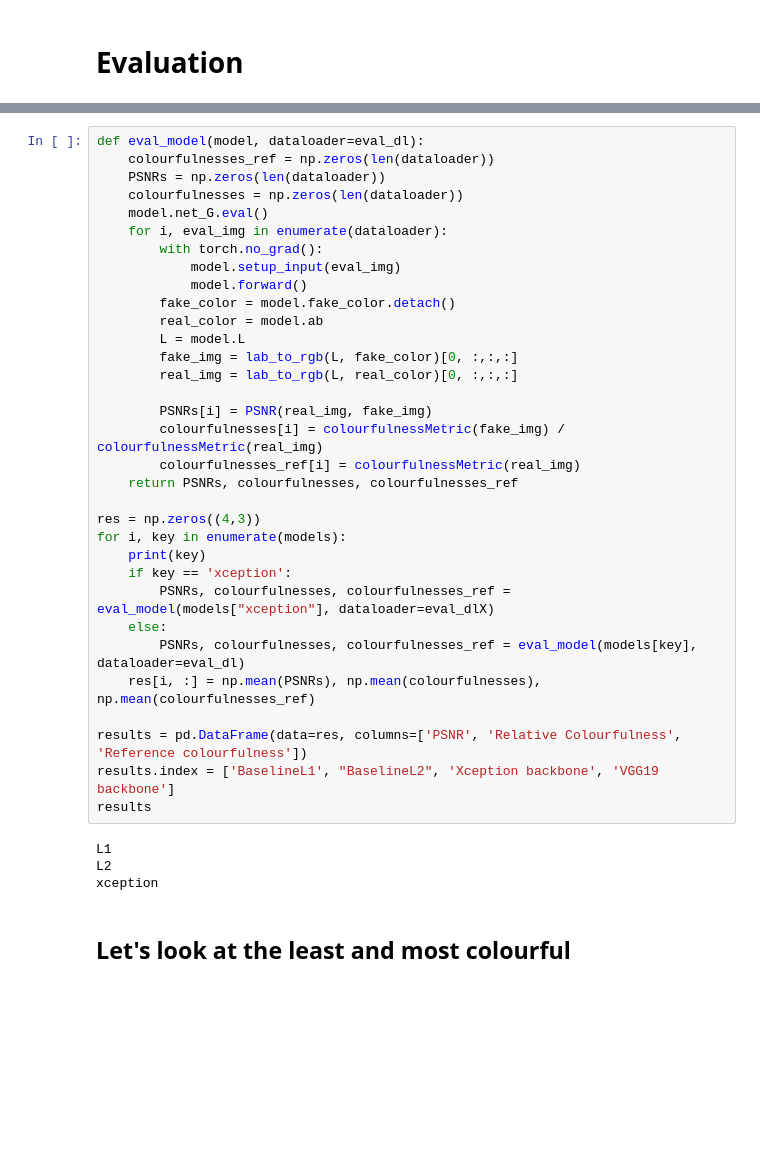
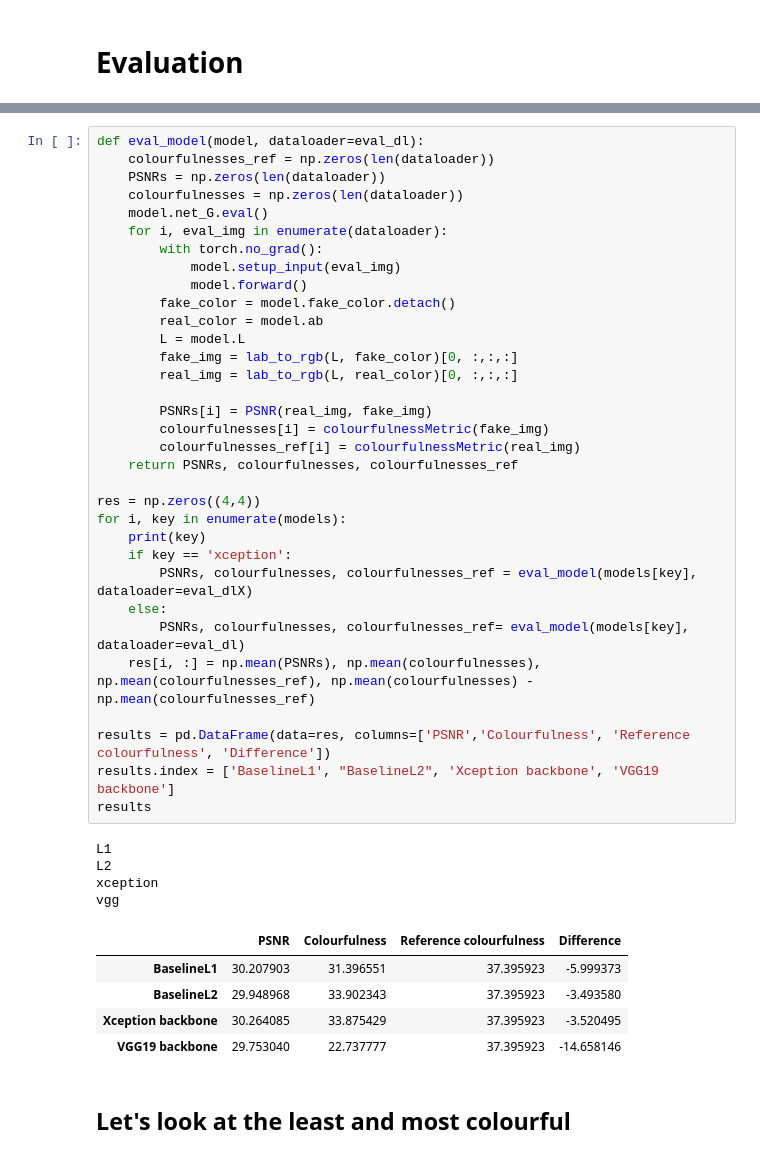
Before and after one commit to AndreasLH/Image-Colourization, a Jupyter notebook: evaluation.ipynb, the cells around one changed output, grey strips where cells are left out. Drawn from its saved outputs; the diff is of its cells as text; blank space fills up the shorter version.

```diff
--- a/evaluation.ipynb
+++ b/evaluation.ipynb
@@ -134,39 +134,45 @@ model initialized with norm initialization
 def eval_model(model, dataloader=eval_dl):
     colourfulnesses_ref = np.zeros(len(dataloader))
     PSNRs = np.zeros(len(dataloader))
     colourfulnesses = np.zeros(len(dataloader))
     model.net_G.eval()
     for i, eval_img in enumerate(dataloader):
         with torch.no_grad():
             model.setup_input(eval_img)
             model.forward()
         fake_color = model.fake_color.detach()
         real_color = model.ab
         L = model.L
         fake_img = lab_to_rgb(L, fake_color)[0, :,:,:]
         real_img = lab_to_rgb(L, real_color)[0, :,:,:]
 
         PSNRs[i] = PSNR(real_img, fake_img)
-        colourfulnesses[i] = colourfulnessMetric(fake_img) / colourfulnessMetric(real_img)
+        colourfulnesses[i] = colourfulnessMetric(fake_img)
         colourfulnesses_ref[i] = colourfulnessMetric(real_img)
     return PSNRs, colourfulnesses, colourfulnesses_ref
 
-res = np.zeros((4,3))
+res = np.zeros((4,4))
 for i, key in enumerate(models):
     print(key)
     if key == 'xception':
-        PSNRs, colourfulnesses, colourfulnesses_ref = eval_model(models["xception"], dataloader=eval_dlX)
+        PSNRs, colourfulnesses, colourfulnesses_ref = eval_model(models[key], dataloader=eval_dlX)
     else:
-        PSNRs, colourfulnesses, colourfulnesses_ref = eval_model(models[key], dataloader=eval_dl)
-    res[i, :] = np.mean(PSNRs), np.mean(colourfulnesses), np.mean(colourfulnesses_ref)
+        PSNRs, colourfulnesses, colourfulnesses_ref= eval_model(models[key], dataloader=eval_dl)
+    res[i, :] = np.mean(PSNRs), np.mean(colourfulnesses), np.mean(colourfulnesses_ref), np.mean(colourfulnesses) - np.mean(colourfulnesses_ref)
 
-results = pd.DataFrame(data=res, columns=['PSNR', 'Relative Colourfulness', 'Reference colourfulness'])
+results = pd.DataFrame(data=res, columns=['PSNR','Colourfulness', 'Reference colourfulness', 'Difference'])
 results.index = ['BaselineL1', "BaselineL2", 'Xception backbone', 'VGG19 backbone']
 results
 # %% [output]
 L1
 L2
 xception
+vgg
+|  | PSNR | Colourfulness | Reference colourfulness | Difference |
+| BaselineL1 | 30.207903 | 31.396551 | 37.395923 | -5.999373 |
+| BaselineL2 | 29.948968 | 33.902343 | 37.395923 | -3.493580 |
+| Xception backbone | 30.264085 | 33.875429 | 37.395923 | -3.520495 |
+| VGG19 backbone | 29.753040 | 22.737777 | 37.395923 | -14.658146 |
 # %% [markdown]
 ## Let's look at the least and most colourful
 # %%
```
Also changed, not shown: parts of 4 cells of this notebook.
